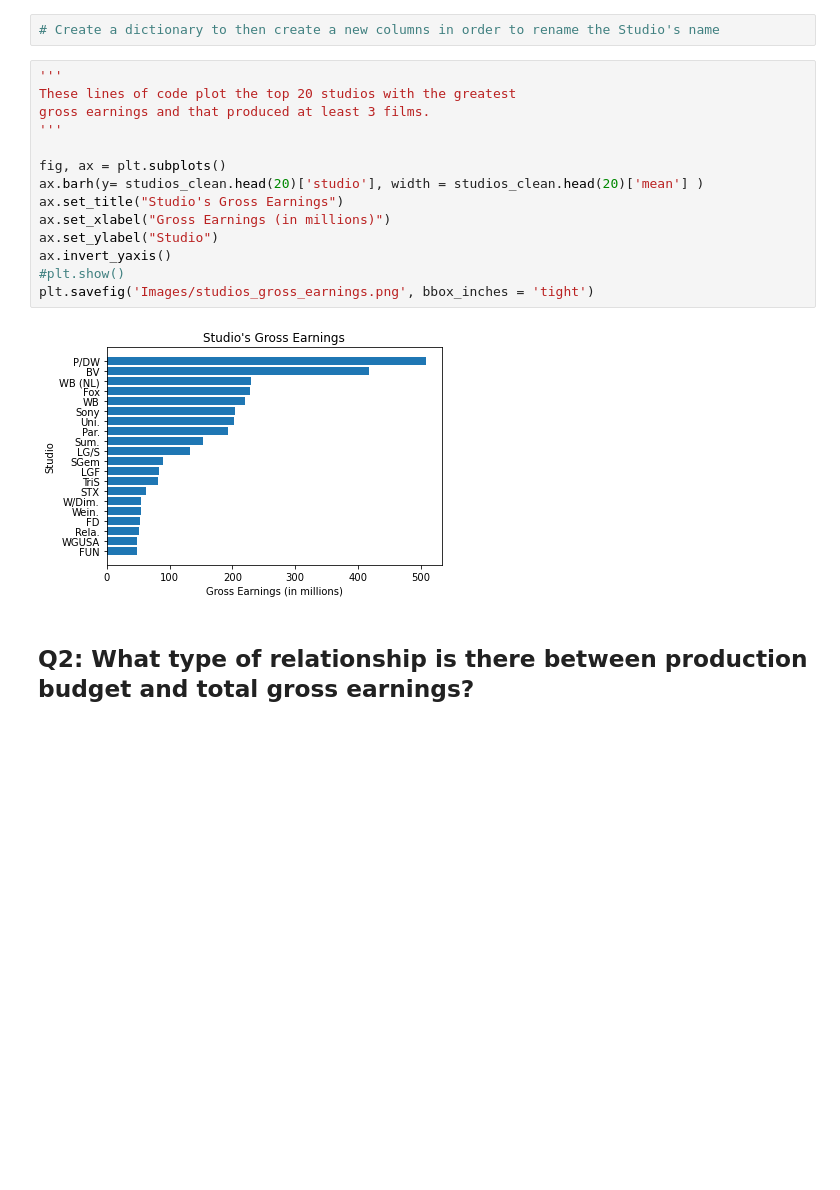
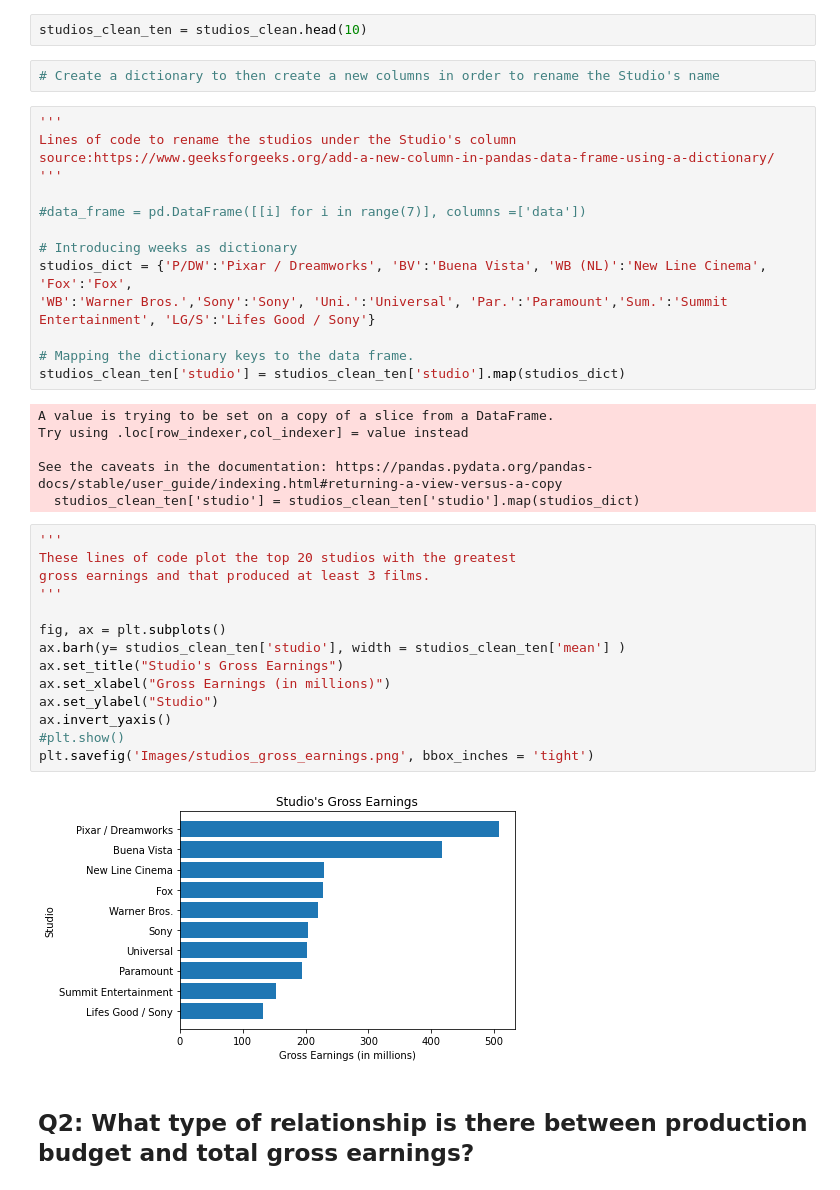
Before and after one commit to litzysj/Microsoft-Movie-Studios-Project, a Jupyter notebook: Sandbox Notebook.ipynb, the cells around one changed output. Cells and saved outputs as stored; diff of their text form; blank space fills up the shorter version.

```diff
--- a/Sandbox Notebook.ipynb
+++ b/Sandbox Notebook.ipynb
@@ -210,21 +194,43 @@ studios_clean
+# %%
+studios_clean_ten = studios_clean.head(10)
 # %%
 # Create a dictionary to then create a new columns in order to rename the Studio's name
+# %%
+'''
+Lines of code to rename the studios under the Studio's column
+source:https://www.geeksforgeeks.org/add-a-new-column-in-pandas-data-frame-using-a-dictionary/
+'''
+
+#data_frame = pd.DataFrame([[i] for i in range(7)], columns =['data'])
+
+# Introducing weeks as dictionary
+studios_dict = {'P/DW':'Pixar / Dreamworks', 'BV':'Buena Vista', 'WB (NL)':'New Line Cinema', 'Fox':'Fox',
+'WB':'Warner Bros.','Sony':'Sony', 'Uni.':'Universal', 'Par.':'Paramount','Sum.':'Summit Entertainment', 'LG/S':'Lifes Good / Sony'}
+
+# Mapping the dictionary keys to the data frame.
+studios_clean_ten['studio'] = studios_clean_ten['studio'].map(studios_dict)
+# %% [output]
+A value is trying to be set on a copy of a slice from a DataFrame.
+Try using .loc[row_indexer,col_indexer] = value instead
+
+See the caveats in the documentation: https://pandas.pydata.org/pandas-docs/stable/user_guide/indexing.html#returning-a-view-versus-a-copy
+  studios_clean_ten['studio'] = studios_clean_ten['studio'].map(studios_dict)
 # %%
 '''
 These lines of code plot the top 20 studios with the greatest
 gross earnings and that produced at least 3 films.
 '''
 
 fig, ax = plt.subplots()
-ax.barh(y= studios_clean.head(20)['studio'], width = studios_clean.head(20)['mean'] )
+ax.barh(y= studios_clean_ten['studio'], width = studios_clean_ten['mean'] )
 ax.set_title("Studio's Gross Earnings")
 ax.set_xlabel("Gross Earnings (in millions)")
 ax.set_ylabel("Studio")
 ax.invert_yaxis()
 #plt.show()
 plt.savefig('Images/studios_gross_earnings.png', bbox_inches = 'tight')
 # %% [output]
-[figure, old version]
+[figure, new version]
 # %% [markdown]
 ## Q2: What type of relationship is there between production budget and total gross earnings?
 # %%
```
Also changed, not shown: parts of 6 cells of this notebook.
